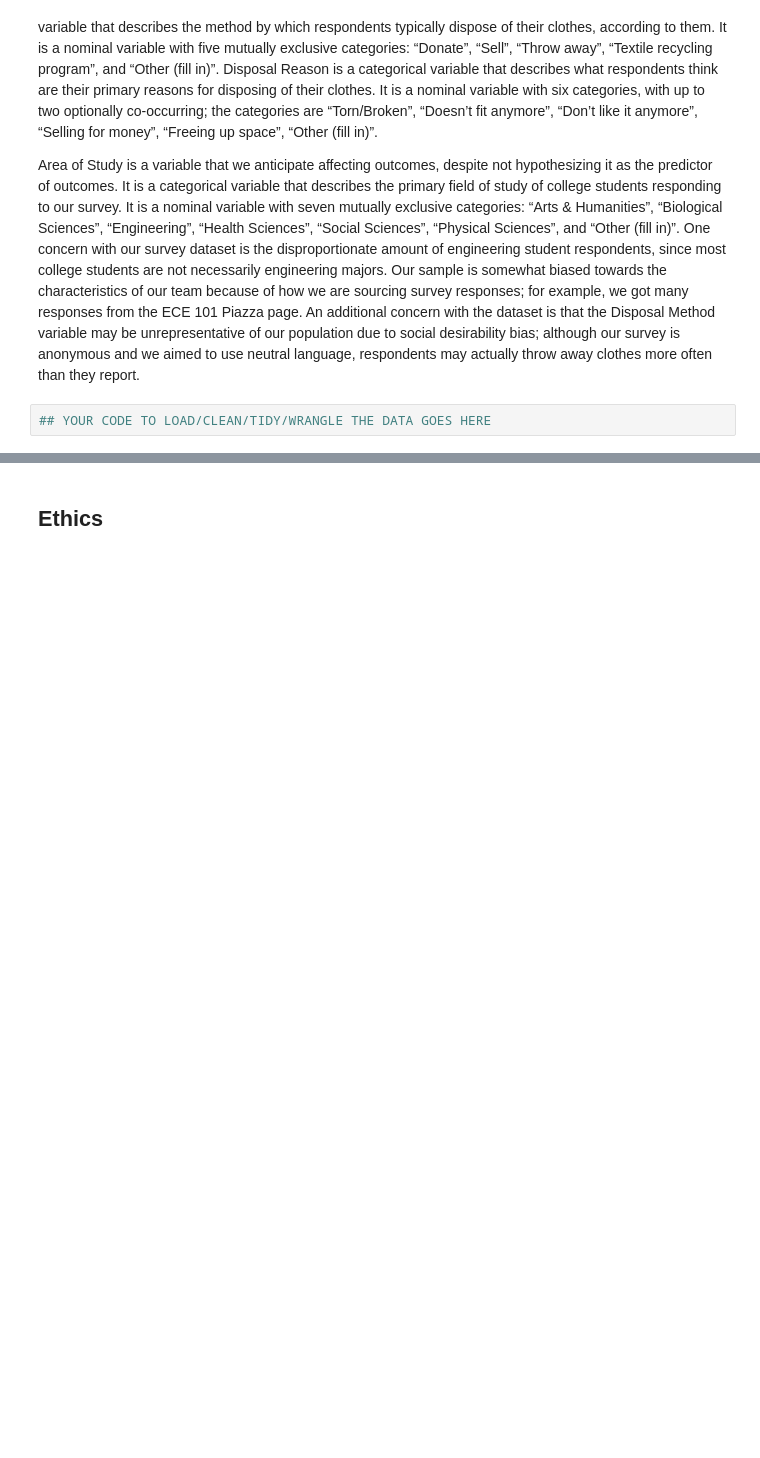
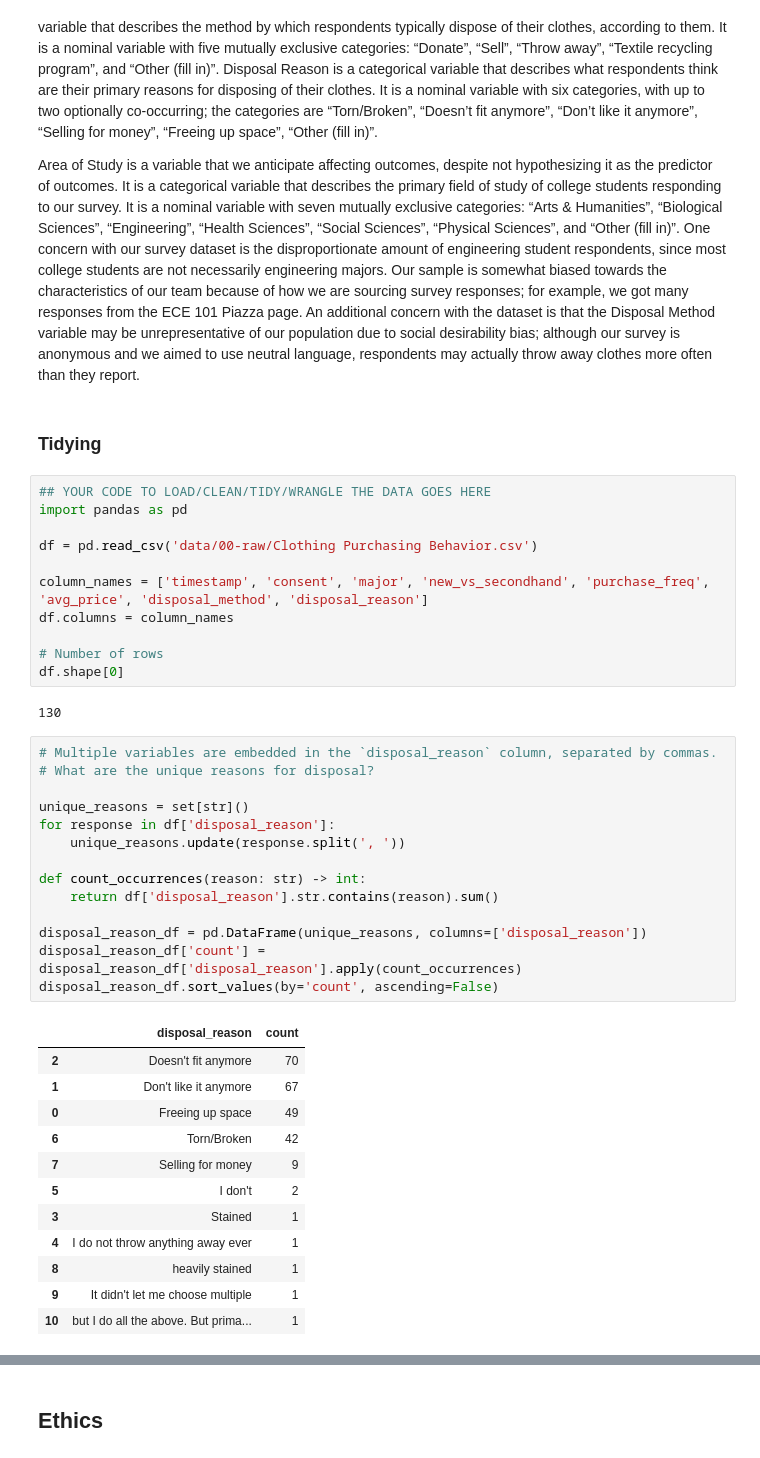
Before and after one commit to COGS108/Group018_WI26, a Jupyter notebook: 01-DataCheckpoint.ipynb, the cells around one changed output, grey strips where cells are left out. Saved outputs shown, nothing was run; the diff lists cells and outputs as text; blank space fills up the shorter version.

```diff
--- a/01-DataCheckpoint.ipynb
+++ b/01-DataCheckpoint.ipynb
@@ -88,5 +94,45 @@ get_data.get_raw(datafiles,destination_directory='data/00-raw/')
 The four variables we hypothesize to be predicted by clothing purchase type are Purchase Frequency, Average Price, Disposal Method, and Disposal Reason. Purchase Frequency is a categorical variable that describes what respondents think is their average frequency of clothing purchases in the past year. It is an ordinal variable with five mutually exclusive levels: “About once per week or more”, “About once per month”, “Every few months”, “About once a year”, and “Every few years”. Average Price is a numerical variable that describes the range in dollars that respondents think they typically spend on a single shirt/top. It is an ordinal variable with five mutually exclusive levels: “0-5”, “5-15”, “15-35”, “35-75”, and “75+”. Disposal Method is a categorical variable that describes the method by which respondents typically dispose of their clothes, according to them. It is a nominal variable with five mutually exclusive categories: “Donate”, “Sell”, “Throw away”, “Textile recycling program”, and “Other (fill in)”. Disposal Reason is a categorical variable that describes what respondents think are their primary reasons for disposing of their clothes. It is a nominal variable with six categories, with up to two optionally co-occurring; the categories are “Torn/Broken”, “Doesn’t fit anymore”, “Don’t like it anymore”, “Selling for money”, “Freeing up space”, “Other (fill in)”.
 
 Area of Study is a variable that we anticipate affecting outcomes, despite not hypothesizing it as the predictor of outcomes. It is a categorical variable that describes the primary field of study of college students responding to our survey. It is a nominal variable with seven mutually exclusive categories: “Arts & Humanities”, “Biological Sciences”, “Engineering”, “Health Sciences”, “Social Sciences”, “Physical Sciences”, and “Other (fill in)”. One concern with our survey dataset is the disproportionate amount of engineering student respondents, since most college students are not necessarily engineering majors. Our sample is somewhat biased towards the characteristics of our team because of how we are sourcing survey responses; for example, we got many responses from the ECE 101 Piazza page. An additional concern with the dataset is that the Disposal Method variable may be unrepresentative of our population due to social desirability bias; although our survey is anonymous and we aimed to use neutral language, respondents may actually throw away clothes more often than they report.
-# %%
-## YOUR CODE TO LOAD/CLEAN/TIDY/WRANGLE THE DATA GOES HERE
+# %% [markdown]
+### Tidying
+# %%
+## YOUR CODE TO LOAD/CLEAN/TIDY/WRANGLE THE DATA GOES HERE
+import pandas as pd
+
+df = pd.read_csv('data/00-raw/Clothing Purchasing Behavior.csv')
+
+column_names = ['timestamp', 'consent', 'major', 'new_vs_secondhand', 'purchase_freq', 'avg_price', 'disposal_method', 'disposal_reason']
+df.columns = column_names
+
+# Number of rows
+df.shape[0]
+# %% [output]
+130
+# %%
+# Multiple variables are embedded in the `disposal_reason` column, separated by commas.
+# What are the unique reasons for disposal?
+
+unique_reasons = set[str]()
+for response in df['disposal_reason']:
+    unique_reasons.update(response.split(', '))
+
+def count_occurrences(reason: str) -> int:
+    return df['disposal_reason'].str.contains(reason).sum()
+
+disposal_reason_df = pd.DataFrame(unique_reasons, columns=['disposal_reason'])
+disposal_reason_df['count'] = disposal_reason_df['disposal_reason'].apply(count_occurrences)
+disposal_reason_df.sort_values(by='count', ascending=False)
+# %% [output]
+|  | disposal_reason | count |
+| 2 | Doesn't fit anymore | 70 |
+| 1 | Don't like it anymore | 67 |
+| 0 | Freeing up space | 49 |
+| 6 | Torn/Broken | 42 |
+| 7 | Selling for money | 9 |
+| 5 | I don't | 2 |
+| 3 | Stained | 1 |
+| 4 | I do not throw anything away ever | 1 |
+| 8 | heavily stained | 1 |
+| 9 | It didn't let me choose multiple | 1 |
+| 10 | but I do all the above. But prima... | 1 |
```
Also changed, not shown: parts of 11 cells of this notebook.
